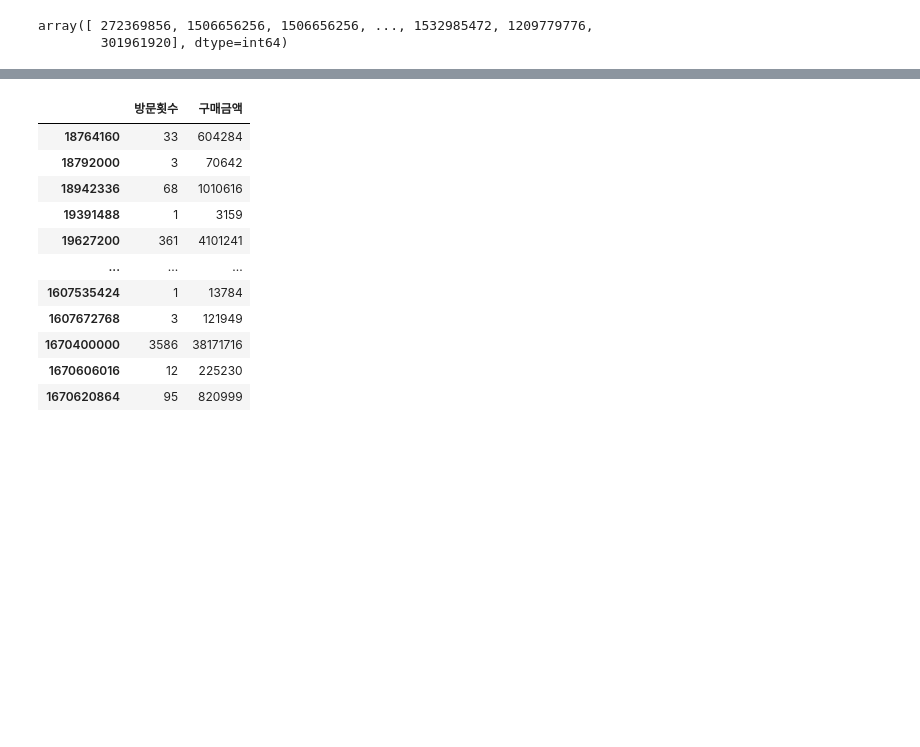
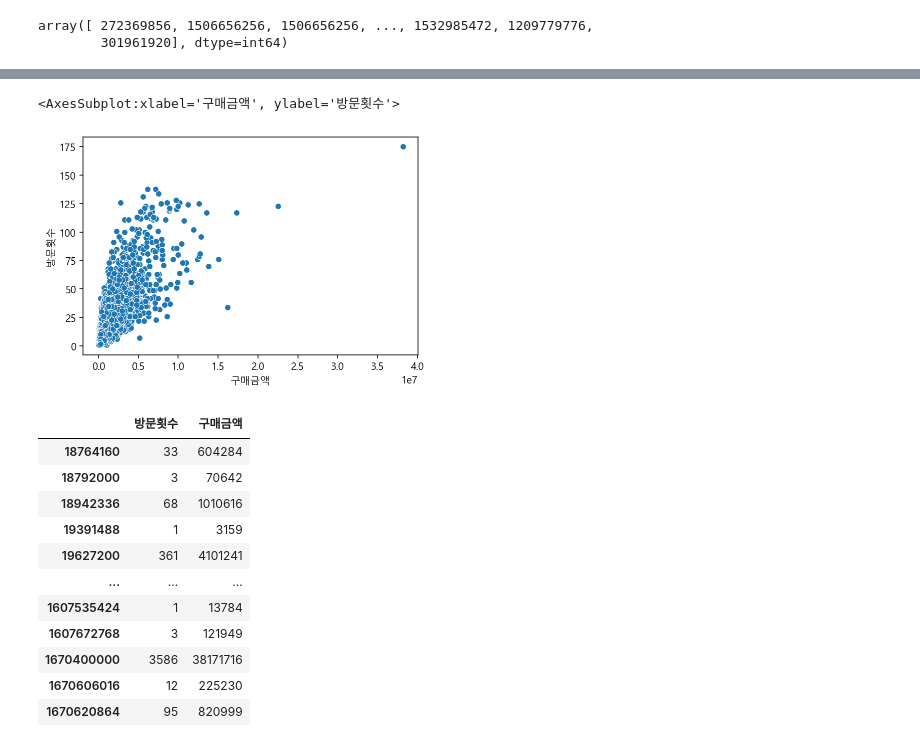
Before and after one commit to sener7106/TIL, a Jupyter notebook: Code/Excersize 4(Ch04).ipynb, the cells around one changed output, grey strips where cells are left out. Drawn from its saved outputs; the diff is of its cells as text; code cells hidden in the pictures; blank space fills up the shorter version.

```diff
--- a/Code/Excersize 4(Ch04).ipynb
+++ b/Code/Excersize 4(Ch04).ipynb
@@ -136,3 +152,8 @@ df['회원번호'].values
 # %% [output]
 array([ 272369856, 1506656256, 1506656256, ..., 1532985472, 1209779776,
         301961920], dtype=int64)
+# %%
+df_freq = df[['회원번호', '공급일자']].drop_duplicates()
+result= df_freq.groupby('회원번호')['공급일자'].count().reset_index()
+result = result.rename(columns = {'공급일자' : '방문횟수'})
+result.head()
@@ -138,0 +167,4 @@ array([ 272369856, 1506656256, 1506656256, ..., 1532985472, 1209779776,
+# %%
+# 회원번호에 대한 구매금액 계산
+table = pd.pivot_table(data = df, index ='회원번호', values = '구매금액', aggfunc = 'sum').reset_index()
+table
@@ -139,3 +185,11 @@ array([ 272369856, 1506656256, 1506656256, ..., 1532985472, 1209779776,
+# %%
+# 데이터를 회원번호 기준으로합치기
+df_f = pd.merge(result, table, how = 'left', on = '회원번호')
+df_f
+sns.scatterplot(data = df_f, x = '구매금액', y = '방문횟수')
+# %% [output]
+<AxesSubplot:xlabel='구매금액', ylabel='방문횟수'>
+[figure, added]
 # %%
 arr1 = df.pivot_table(index = '회원번호', values = '공급일자', aggfunc='count')['공급일자']
 arr2 = df.pivot_table(index= '회원번호', values='구매금액', aggfunc=sum)['구매금액']
```
Also changed, not shown: parts of 4 cells of this notebook, 6 other files.
